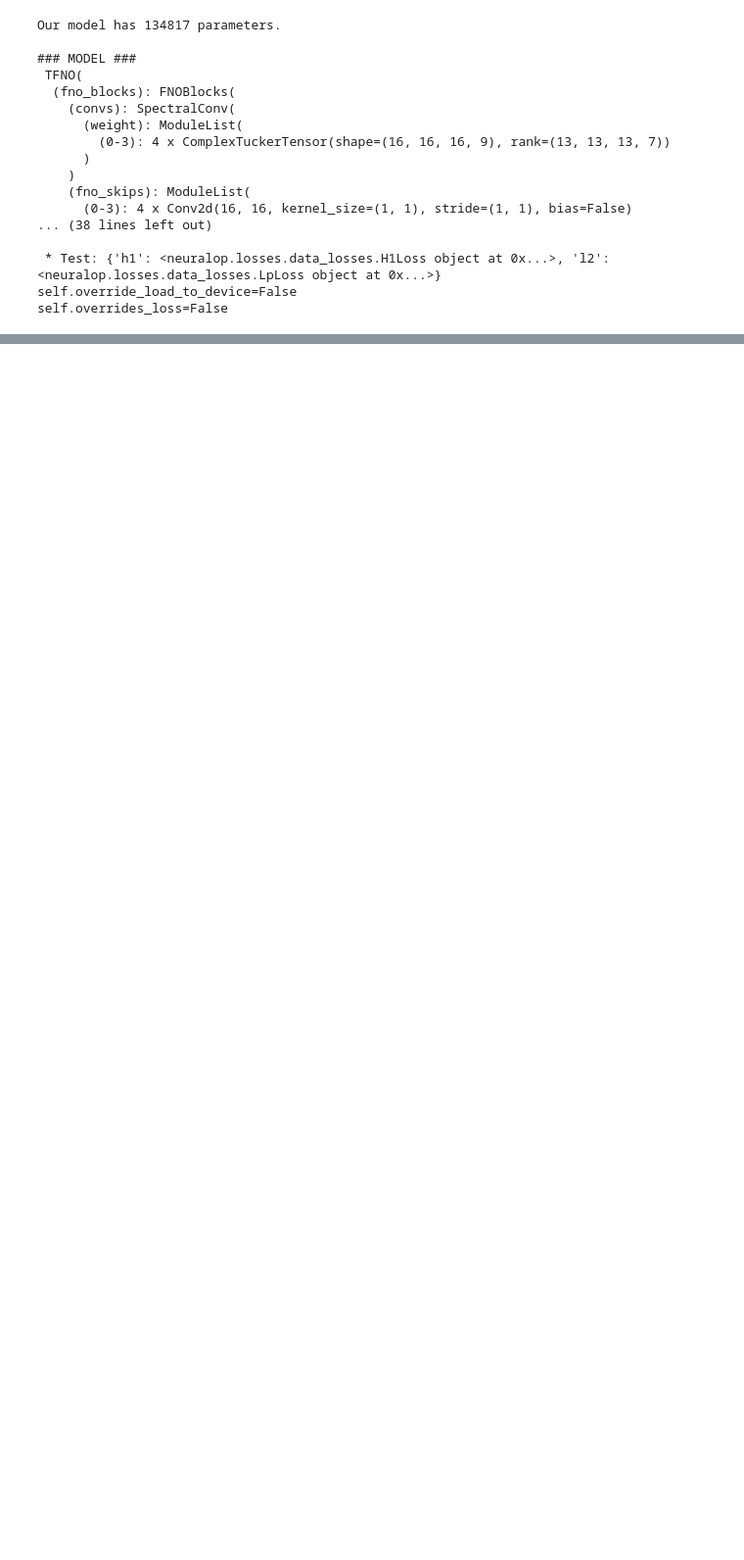
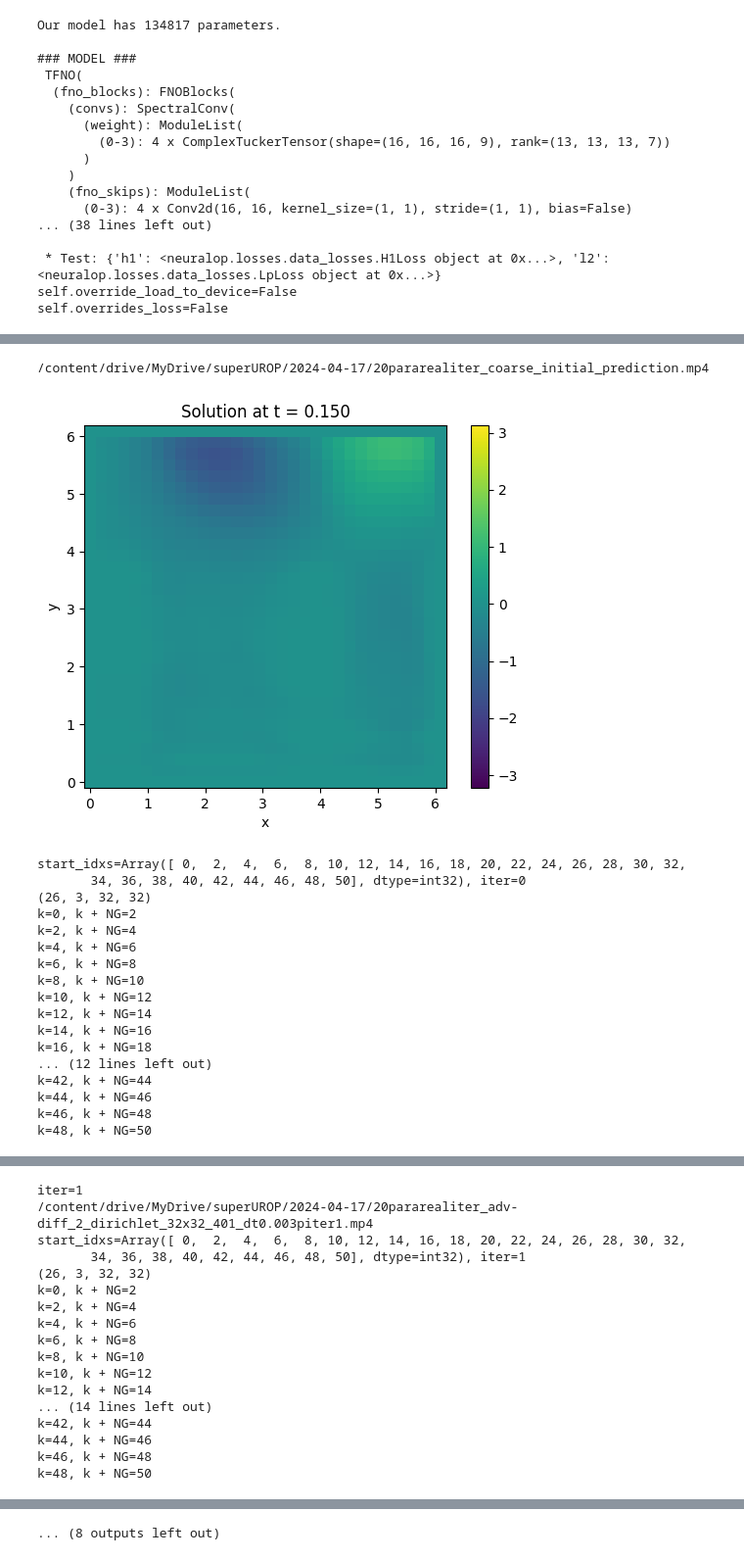
Before and after one commit to jakinng/A-PINN, a Jupyter notebook: neural_operator.ipynb, the cells around one changed output, grey strips where cells are left out. Shown: that part at 98% size. Drawn from its saved outputs; the diff is of its cells as text; code cells hidden in the pictures; blank space fills up the shorter version.

```diff
--- a/neural_operator.ipynb
+++ b/neural_operator.ipynb
@@ -518,7 +539,7 @@ class Trainer:
 
         return errors
 # %%
-folder = "/content/drive/MyDrive/superUROP/2024-04-16"
+folder = "/content/drive/MyDrive/superUROP/2024-04-17"
 
 # %%
 # We create a tensorized FNO model
@@ -1220,37 +1247,63 @@ def predict(x, model, bc = "dirichlet"):
             u_bottom = 0.0
             u_right = 0.0
             out = out.at[-1, :].set(u_top)
             out = out.at[0, :].set(u_bottom)
             out = out.at[:, 0].set(u_left)
             out = out.at[:, -1].set(u_right)
         return out.flatten()
 
 # model = torch.load(f"{folder}/model{description()}")
-model = torch.load("/content/drive/MyDrive/superUROP/2024-03-01/modeladv-diff_2_dirichlet_32x32_dt0.03_newton")
+if not cluster:
+    model = torch.load("/content/drive/MyDrive/superUROP/2024-04-17/modeladv-diff_2_dirichlet_32x32_dt0.003_newton3")
+else:
+    model = torch.load("2024-04-17/modeladv-diff_2_dirichlet_32x32_dt0.003_newton3")
 # model = torch.load("/content/drive/MyDrive/superUROP/2024-03-10/modeladv-diff_2_dirichlet_32x32_dt0.003_newton")
 
 N_t = 51
+NG = 2
 max_newton_iter = 10
 bounds = jnp.array([0, 2 * jnp.pi])
 # seeds = range(401, 402)
 seed = 401
 # for seed in seeds:
 # for parareal_iters in [0, 1, 2, 3, 4, 5]:
-for parareal_iters in [10]:
+for parareal_iters in [20]:
     ic = 2
     bc = "dirichlet"
     dt = 0.003
-    folder = "/content/drive/MyDrive/superUROP/2024-03-20"
+    if not cluster:
+        folder = "/content/drive/MyDrive/superUROP/2024-04-17"
+    else:
+        folder = "2024-04-17"
     initializer = predict
 
     start = time.time()
     solver = Solver(N = N, N_t = N_t, dt = dt, bounds = bounds, seed = seed, ic = ic, bc = bc, folder = folder, initializer = initializer, parareal_iters = parareal_iters)
-    solver.parareal(predict = lambda x: predict(x, model), max_newton_iter = max_newton_iter)
+    solver.parareal(predict = lambda x: predict(x, model), max_newton_iter = max_newton_iter, NG = NG)
     end = time.time()
 
     solver.plot_data(solver.u[0], title = "at time 0", show = True)
     solver.plot_data(solver.u[-1], title = "at last time", show = True)
-
-
     anim = solver.animate_solution(solver.u, description = "newton")
-    HTML(anim.to_html5_video())
+    if not cluster:
+        HTML(anim.to_html5_video())
+# %% [output]
+/content/drive/MyDrive/superUROP/2024-04-17/20pararealiter_coarse_initial_prediction.mp4
+[figure, added]
+start_idxs=Array([ 0,  2,  4,  6,  8, 10, 12, 14, 16, 18, 20, 22, 24, 26, 28, 30, 32,
+       34, 36, 38, 40, 42, 44, 46, 48, 50], dtype=int32), iter=0
+(26, 3, 32, 32)
+k=0, k + NG=2
+k=2, k + NG=4
+k=4, k + NG=6
+k=6, k + NG=8
+k=8, k + NG=10
+k=10, k + NG=12
+k=12, k + NG=14
+k=14, k + NG=16
+k=16, k + NG=18
+... (12 lines left out)
+k=42, k + NG=44
+k=44, k + NG=46
+k=46, k + NG=48
+k=48, k + NG=50
@@ -1256,0 +1311,17 @@ for parareal_iters in [10]:
+iter=1
+/content/drive/MyDrive/superUROP/2024-04-17/20pararealiter_adv-diff_2_dirichlet_32x32_401_dt0.003piter1.mp4
+start_idxs=Array([ 0,  2,  4,  6,  8, 10, 12, 14, 16, 18, 20, 22, 24, 26, 28, 30, 32,
+       34, 36, 38, 40, 42, 44, 46, 48, 50], dtype=int32), iter=1
+(26, 3, 32, 32)
+k=0, k + NG=2
+k=2, k + NG=4
+k=4, k + NG=6
+k=6, k + NG=8
+k=8, k + NG=10
+k=10, k + NG=12
+k=12, k + NG=14
+... (14 lines left out)
+k=42, k + NG=44
+k=44, k + NG=46
+k=46, k + NG=48
+k=48, k + NG=50
@@ -1257,3 +1367,4 @@ for parareal_iters in [10]:
+... (8 outputs left out)
 # %%
 #@title Learned initializer
 N = 64
```
Also changed, not shown: parts of 13 cells of this notebook.
